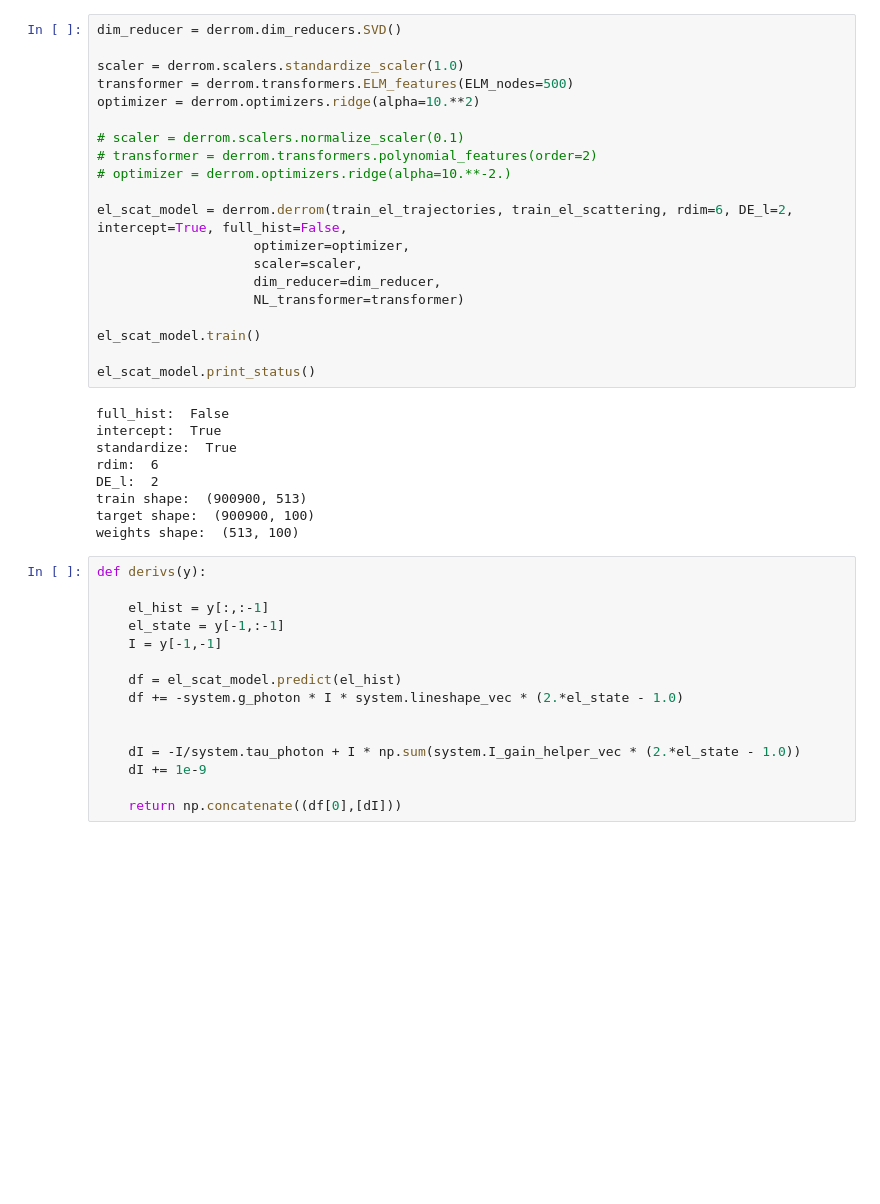
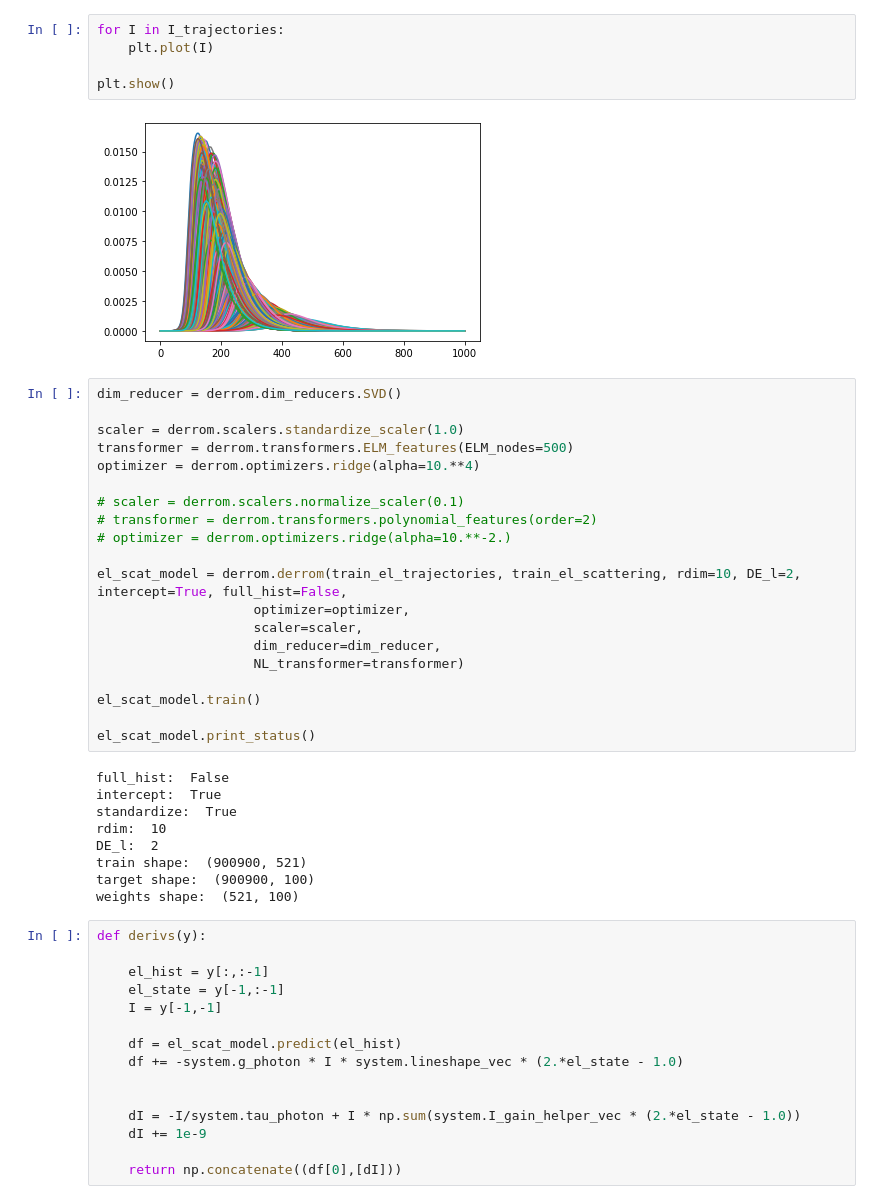
Before and after one commit to stmeinecke/derrom, a Jupyter notebook: PHELPH_simulate_wML.ipynb, the cells around one changed output. Saved outputs shown, nothing was run; the diff lists cells and outputs as text; blank space fills up the shorter version.

```diff
--- a/PHELPH_simulate_wML.ipynb
+++ b/PHELPH_simulate_wML.ipynb
@@ -73,18 +72,25 @@ test_el_scattering = el_scattering[cutoff:]
 test_trajectories = trajectories[cutoff:]
 # %% [output]
 1000 loaded with n_kmax = 100
+# %%
+for I in I_trajectories:
+    plt.plot(I)
+
+plt.show()
+# %% [output]
+[figure, added]
 # %%
 dim_reducer = derrom.dim_reducers.SVD()
 
 scaler = derrom.scalers.standardize_scaler(1.0)
 transformer = derrom.transformers.ELM_features(ELM_nodes=500)
-optimizer = derrom.optimizers.ridge(alpha=10.**2)
+optimizer = derrom.optimizers.ridge(alpha=10.**4)
 
 # scaler = derrom.scalers.normalize_scaler(0.1)
 # transformer = derrom.transformers.polynomial_features(order=2)
 # optimizer = derrom.optimizers.ridge(alpha=10.**-2.)
 
-el_scat_model = derrom.derrom(train_el_trajectories, train_el_scattering, rdim=6, DE_l=2, intercept=True, full_hist=False,
+el_scat_model = derrom.derrom(train_el_trajectories, train_el_scattering, rdim=10, DE_l=2, intercept=True, full_hist=False,
                     optimizer=optimizer,
                     scaler=scaler,
                     dim_reducer=dim_reducer,
@@ -97,11 +103,11 @@ el_scat_model.print_status()
 full_hist:  False
 intercept:  True
 standardize:  True
-rdim:  6
+rdim:  10
 DE_l:  2
-train shape:  (900900, 513)
+train shape:  (900900, 521)
 target shape:  (900900, 100)
-weights shape:  (513, 100)
+weights shape:  (521, 100)
 # %%
 def derivs(y):
 
```
Also changed, not shown: parts of 11 cells of this notebook, 7 other files.
